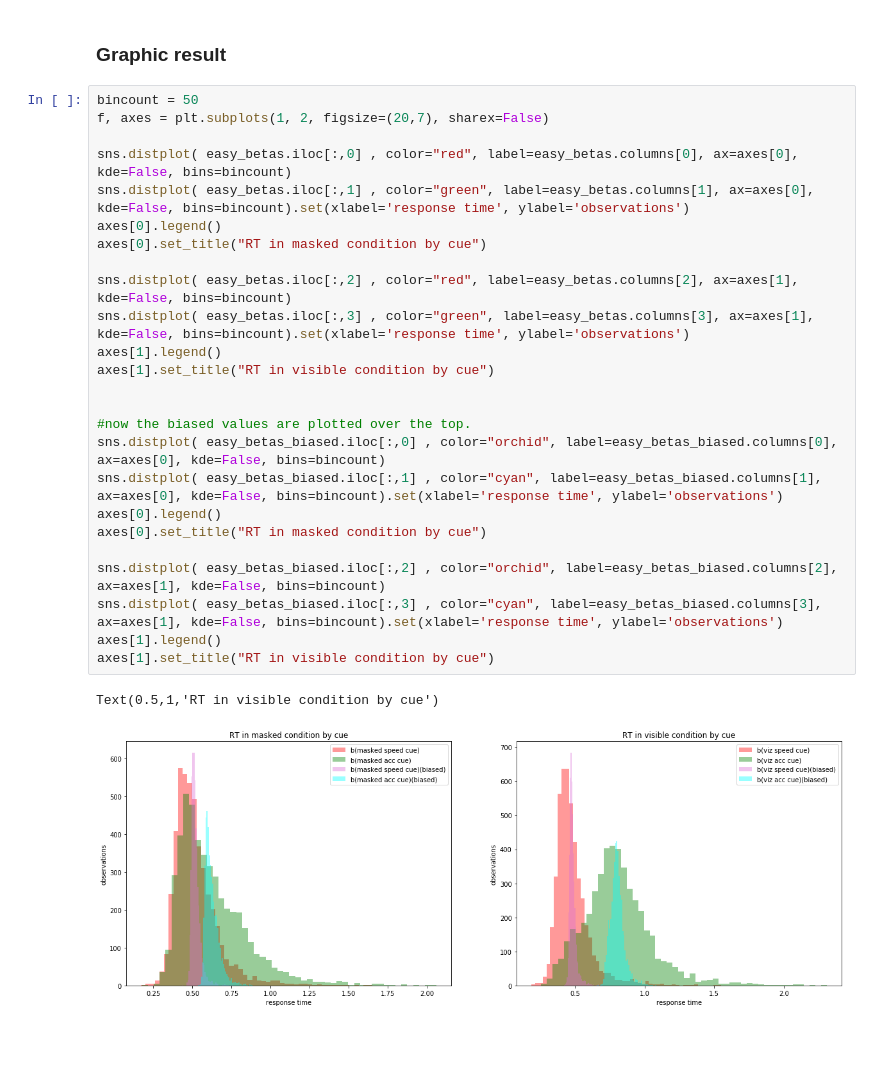
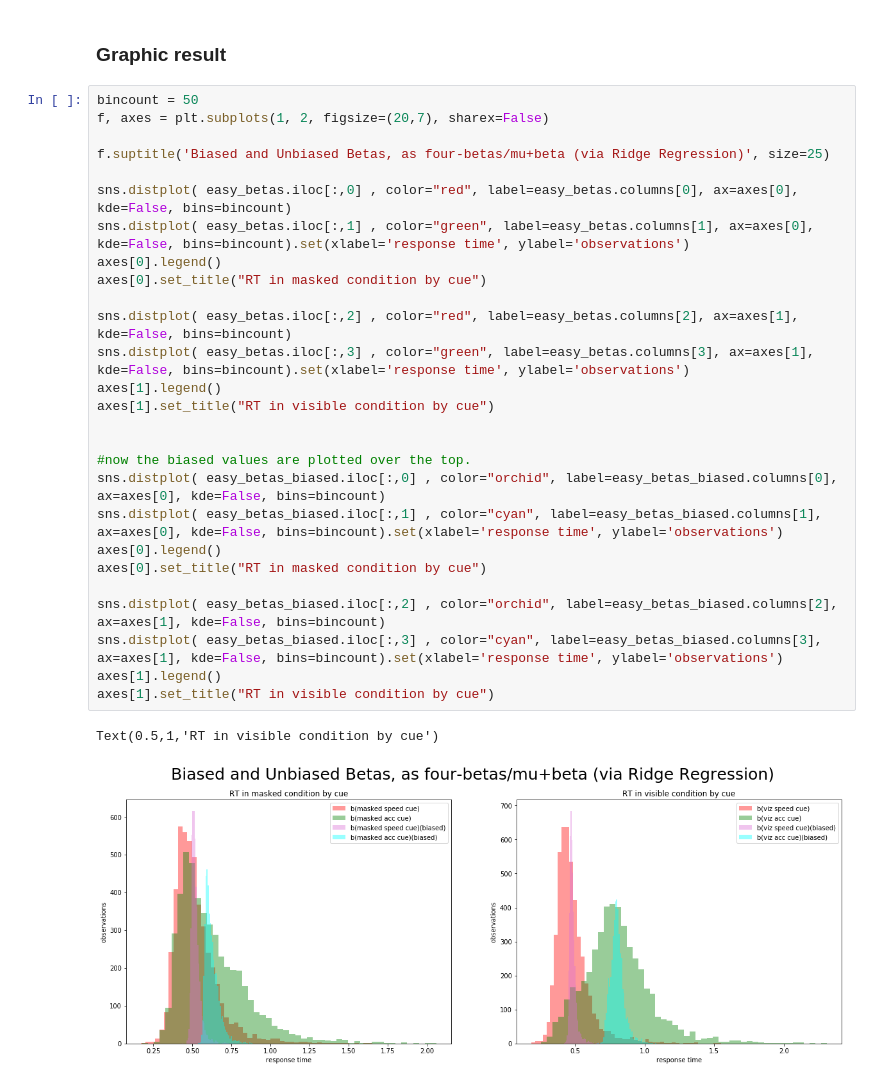
Before and after one commit to icushman/ms_test, a Jupyter notebook: metastudies.ipynb, the cells around one changed output. Drawn from its saved outputs; the diff is of its cells as text; blank space fills up the shorter version.

```diff
--- a/metastudies.ipynb
+++ b/metastudies.ipynb
@@ -570,28 +576,30 @@ dtype: float64
 # %%
 bincount = 50
 f, axes = plt.subplots(1, 2, figsize=(20,7), sharex=False)
+
+f.suptitle('Biased and Unbiased Betas, as four-betas/mu+beta (via Ridge Regression)', size=25)
 
 sns.distplot( easy_betas.iloc[:,0] , color="red", label=easy_betas.columns[0], ax=axes[0], kde=False, bins=bincount)
 sns.distplot( easy_betas.iloc[:,1] , color="green", label=easy_betas.columns[1], ax=axes[0], kde=False, bins=bincount).set(xlabel='response time', ylabel='observations')
 axes[0].legend()
 axes[0].set_title("RT in masked condition by cue")
 
 sns.distplot( easy_betas.iloc[:,2] , color="red", label=easy_betas.columns[2], ax=axes[1], kde=False, bins=bincount)
 sns.distplot( easy_betas.iloc[:,3] , color="green", label=easy_betas.columns[3], ax=axes[1], kde=False, bins=bincount).set(xlabel='response time', ylabel='observations')
 axes[1].legend()
 axes[1].set_title("RT in visible condition by cue")
 
 
 #now the biased values are plotted over the top.
 sns.distplot( easy_betas_biased.iloc[:,0] , color="orchid", label=easy_betas_biased.columns[0], ax=axes[0], kde=False, bins=bincount)
 sns.distplot( easy_betas_biased.iloc[:,1] , color="cyan", label=easy_betas_biased.columns[1], ax=axes[0], kde=False, bins=bincount).set(xlabel='response time', ylabel='observations')
 axes[0].legend()
 axes[0].set_title("RT in masked condition by cue")
 
 sns.distplot( easy_betas_biased.iloc[:,2] , color="orchid", label=easy_betas_biased.columns[2], ax=axes[1], kde=False, bins=bincount)
 sns.distplot( easy_betas_biased.iloc[:,3] , color="cyan", label=easy_betas_biased.columns[3], ax=axes[1], kde=False, bins=bincount).set(xlabel='response time', ylabel='observations')
 axes[1].legend()
 axes[1].set_title("RT in visible condition by cue")
 # %% [output]
 Text(0.5,1,'RT in visible condition by cue')
-[figure, old version]
+[figure, new version]
```
Also changed, not shown: parts of 3 cells of this notebook.
